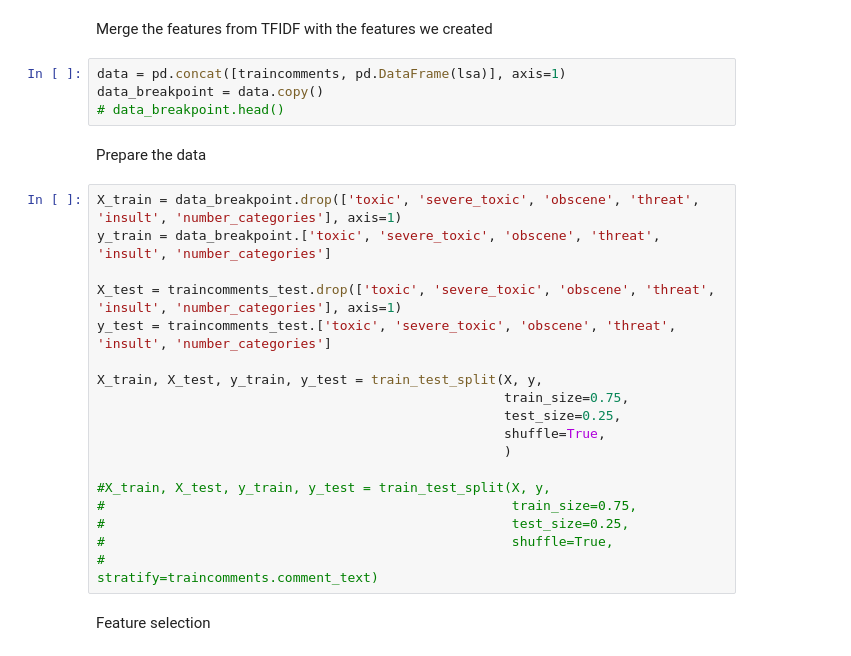
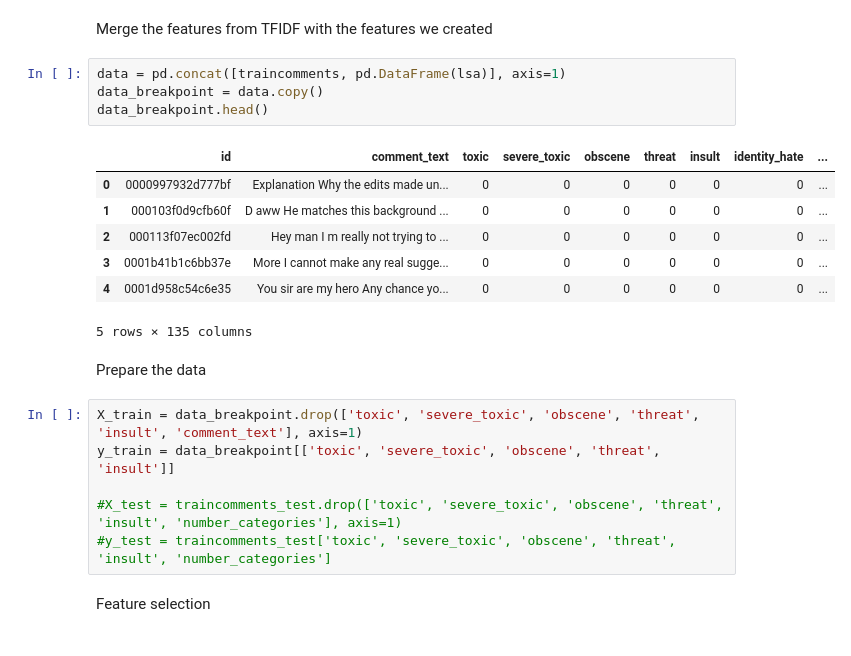
Before and after one commit to orbenishay/Classification, a Jupyter notebook: Toxic_comments_classification.ipynb, the cells around one changed output. Cells and saved outputs as stored; diff of their text form.

```diff
--- a/Toxic_comments_classification.ipynb
+++ b/Toxic_comments_classification.ipynb
@@ -559,27 +559,23 @@ Merge the features from TFIDF with the features we created
 # %%
 data = pd.concat([traincomments, pd.DataFrame(lsa)], axis=1)
 data_breakpoint = data.copy()
-# data_breakpoint.head()
+data_breakpoint.head()
+# %% [output]
+|  | id | comment_text | toxic | severe_toxic | obscene | threat | insult | identity_hate | ... |
+| 0 | 0000997932d777bf | Explanation Why the edits made un... | 0 | 0 | 0 | 0 | 0 | 0 | ... |
+| 1 | 000103f0d9cfb60f | D aww He matches this background ... | 0 | 0 | 0 | 0 | 0 | 0 | ... |
+| 2 | 000113f07ec002fd | Hey man I m really not trying to ... | 0 | 0 | 0 | 0 | 0 | 0 | ... |
+| 3 | 0001b41b1c6bb37e | More I cannot make any real sugge... | 0 | 0 | 0 | 0 | 0 | 0 | ... |
+| 4 | 0001d958c54c6e35 | You sir are my hero Any chance yo... | 0 | 0 | 0 | 0 | 0 | 0 | ... |
+5 rows × 135 columns
 # %% [markdown]
 Prepare the data
 # %%
-X_train = data_breakpoint.drop(['toxic', 'severe_toxic', 'obscene', 'threat', 'insult', 'number_categories'], axis=1)
-y_train = data_breakpoint.['toxic', 'severe_toxic', 'obscene', 'threat', 'insult', 'number_categories']
+X_train = data_breakpoint.drop(['toxic', 'severe_toxic', 'obscene', 'threat', 'insult', 'comment_text'], axis=1)
+y_train = data_breakpoint[['toxic', 'severe_toxic', 'obscene', 'threat', 'insult']]
 
-X_test = traincomments_test.drop(['toxic', 'severe_toxic', 'obscene', 'threat', 'insult', 'number_categories'], axis=1)
-y_test = traincomments_test.['toxic', 'severe_toxic', 'obscene', 'threat', 'insult', 'number_categories']
-
-X_train, X_test, y_train, y_test = train_test_split(X, y,
-                                                    train_size=0.75,
-                                                    test_size=0.25,
-                                                    shuffle=True,
-                                                    )
-
-#X_train, X_test, y_train, y_test = train_test_split(X, y,
-#                                                    train_size=0.75,
-#                                                    test_size=0.25,
-#                                                    shuffle=True,
-#                                                    stratify=traincomments.comment_text)
+#X_test = traincomments_test.drop(['toxic', 'severe_toxic', 'obscene', 'threat', 'insult', 'number_categories'], axis=1)
+#y_test = traincomments_test['toxic', 'severe_toxic', 'obscene', 'threat', 'insult', 'number_categories']
 # %% [markdown]
 Feature selection
 # %%
```
Also changed, not shown: parts of 6 cells of this notebook.
